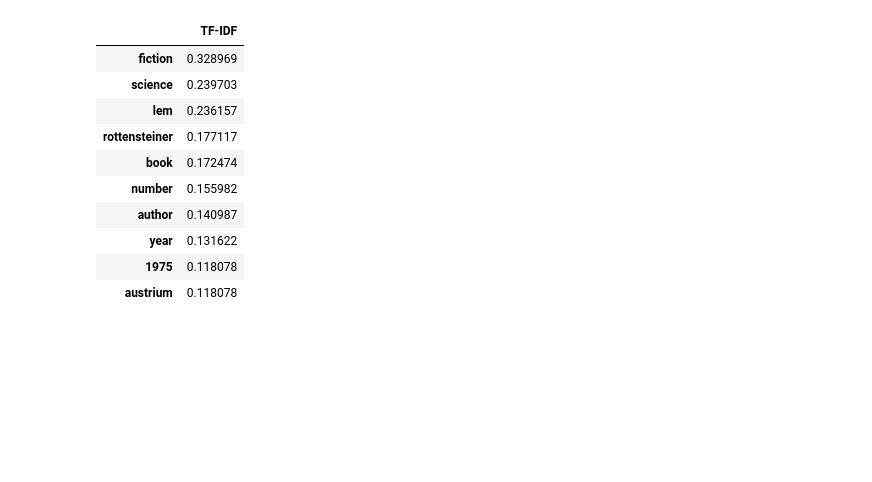
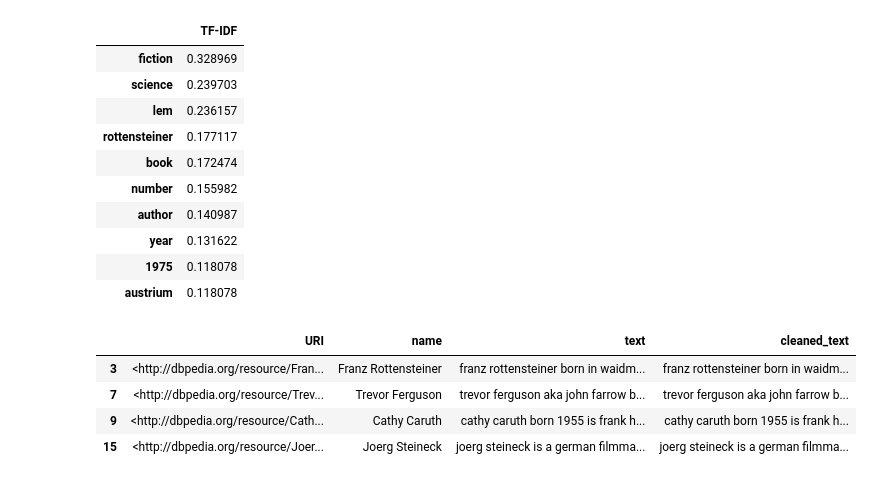
Before and after one commit to test-ds-21/JuanReyesAn___Data-Science-Portfolio-C21, a Jupyter notebook: Projects/Project-5/NLP.Description.for.Students.ipynb, the cells around one changed output. Saved outputs shown, nothing was run; the diff lists cells and outputs as text; code cells hidden in the pictures; blank space fills up the shorter version.

```diff
--- a/Projects/Project-5/NLP.Description.for.Students.ipynb
+++ b/Projects/Project-5/NLP.Description.for.Students.ipynb
@@ -302,3 +299,17 @@ df.head(10)
 | year | 0.131622 |
 | 1975 | 0.118078 |
 | austrium | 0.118078 |
+# %%
+filtered_df = data_c[
+    data_c['text'].str.contains('fiction')
+ #   data_c['text'].str.contains('science') &
+ #   data_c['text'].str.contains('lem')
+]
+
+filtered_df
+# %% [output]
+|  | URI | name | text | cleaned_text |
+| 3 | <http://dbpedia.org/resource/Fran... | Franz Rottensteiner | franz rottensteiner born in waidm... | franz rottensteiner born in waidm... |
+| 7 | <http://dbpedia.org/resource/Trev... | Trevor Ferguson | trevor ferguson aka john farrow b... | trevor ferguson aka john farrow b... |
+| 9 | <http://dbpedia.org/resource/Cath... | Cathy Caruth | cathy caruth born 1955 is frank h... | cathy caruth born 1955 is frank h... |
+| 15 | <http://dbpedia.org/resource/Joer... | Joerg Steineck | joerg steineck is a german filmma... | joerg steineck is a german filmma... |
```
Also changed, not shown: parts of 12 cells of this notebook.
